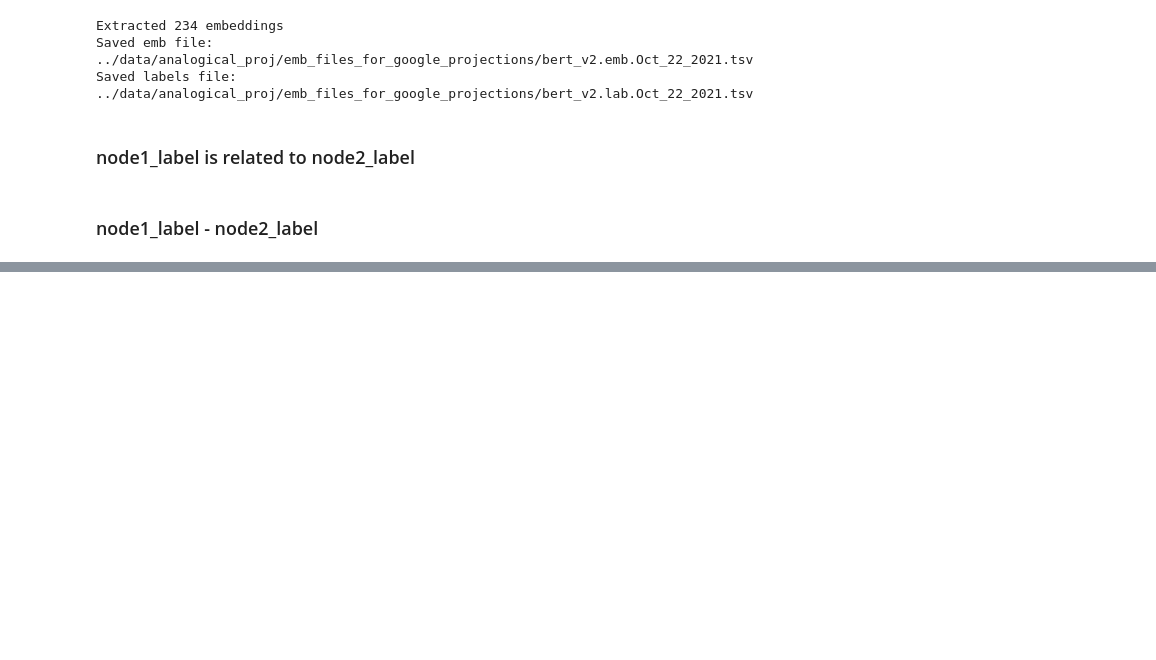
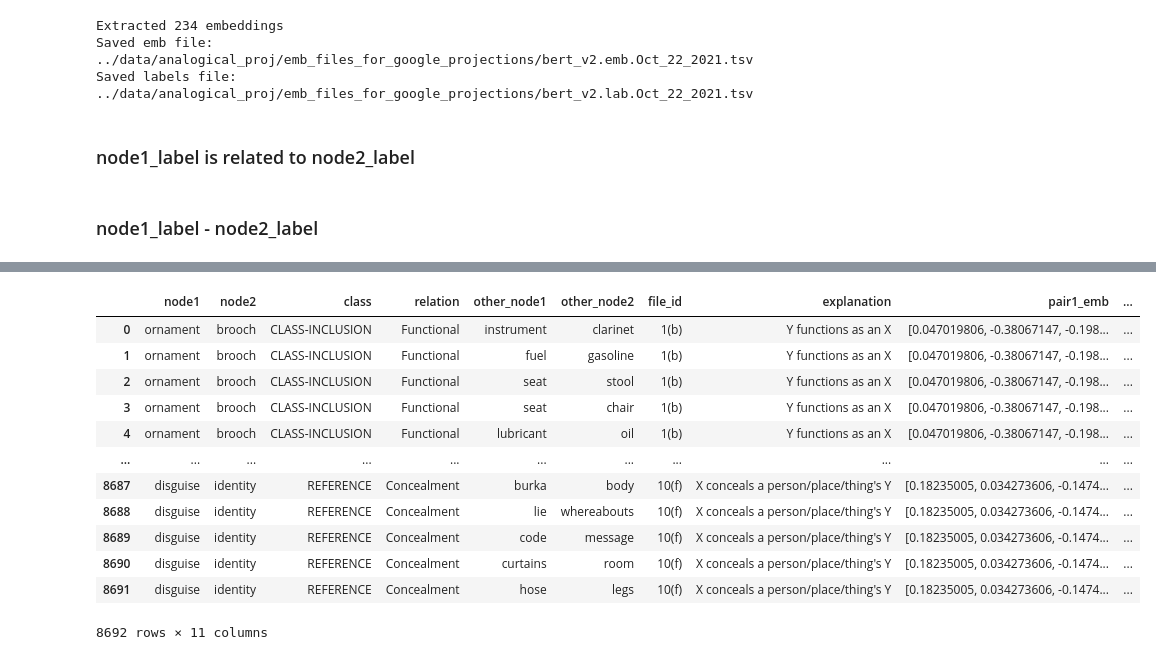
Before and after one commit to usc-isi-i2/wd-similarity, a Jupyter notebook: Analogical Proj Experiments.ipynb, the cells around one changed output, grey strips where cells are left out. Drawn from its saved outputs; the diff is of its cells as text; code cells hidden in the pictures; blank space fills up the shorter version.

```diff
--- a/Analogical Proj Experiments.ipynb
+++ b/Analogical Proj Experiments.ipynb
@@ -1641,0 +1693,13 @@ get_overall_acc(trainingDF_cosSimed_w2vec, 0.1),  get_overall_acc(trainingDF_cos
+# %%
+sem_eval_df = pd.DataFrame(dataset, columns=['node1', 'node2', 'class', 'relation', 'other_node1', 'other_node2', 'file_id', 'explanation'])
+sem_eval_df.to_csv('../TEMP/analogical_proj/check_file.csv', index=None)
+# %%
+def getSentEmbeddings(valSeries, modelName):
+    model = SentenceTransformer(modelName)
+    start = time()
+    encodings = model.encode(valSeries, show_progress_bar=True, batch_size=500)
+    return encodings
+modelName = 'sentence-transformers/all-distilroberta-v1'
+# %%
+sem_eval_df['pair1_emb'] = pd.Series(list(getSentEmbeddings(sem_eval_df.apply(lambda p:p.node1 + ' ' + p.node2, axis=1), modelName)))
+sem_eval_df['pair2_emb'] = pd.Series(list(getSentEmbeddings(sem_eval_df.apply(lambda p:p.other_node1 + ' ' + p.other_node2, axis=1), modelName)))
@@ -1641,0 +1713,18 @@ get_overall_acc(trainingDF_cosSimed_w2vec, 0.1),  get_overall_acc(trainingDF_cos
+# %%
+sem_eval_df['cosSim'] = sem_eval_df.apply(lambda p: cosine_similarity(p.pair1_emb.reshape(1, -1), p.pair2_emb.reshape(1, -1))[0][0], axis=1)
+# %%
+sem_eval_df
+# %% [output]
+|  | node1 | node2 | class | relation | other_node1 | other_node2 | file_id | explanation | pair1_emb | ... |
+| 0 | ornament | brooch | CLASS-INCLUSION | Functional | instrument | clarinet | 1(b) | Y functions as an X | [0.047019806, -0.38067147, -0.198... | ... |
+| 1 | ornament | brooch | CLASS-INCLUSION | Functional | fuel | gasoline | 1(b) | Y functions as an X | [0.047019806, -0.38067147, -0.198... | ... |
+| 2 | ornament | brooch | CLASS-INCLUSION | Functional | seat | stool | 1(b) | Y functions as an X | [0.047019806, -0.38067147, -0.198... | ... |
+| 3 | ornament | brooch | CLASS-INCLUSION | Functional | seat | chair | 1(b) | Y functions as an X | [0.047019806, -0.38067147, -0.198... | ... |
+| 4 | ornament | brooch | CLASS-INCLUSION | Functional | lubricant | oil | 1(b) | Y functions as an X | [0.047019806, -0.38067147, -0.198... | ... |
+| ... | ... | ... | ... | ... | ... | ... | ... | ... | ... | ... |
+| 8687 | disguise | identity | REFERENCE | Concealment | burka | body | 10(f) | X conceals a person/place/thing's Y | [0.18235005, 0.034273606, -0.1474... | ... |
+| 8688 | disguise | identity | REFERENCE | Concealment | lie | whereabouts | 10(f) | X conceals a person/place/thing's Y | [0.18235005, 0.034273606, -0.1474... | ... |
+| 8689 | disguise | identity | REFERENCE | Concealment | code | message | 10(f) | X conceals a person/place/thing's Y | [0.18235005, 0.034273606, -0.1474... | ... |
+| 8690 | disguise | identity | REFERENCE | Concealment | curtains | room | 10(f) | X conceals a person/place/thing's Y | [0.18235005, 0.034273606, -0.1474... | ... |
+| 8691 | disguise | identity | REFERENCE | Concealment | hose | legs | 10(f) | X conceals a person/place/thing's Y | [0.18235005, 0.034273606, -0.1474... | ... |
+8692 rows × 11 columns
```
Also changed, not shown: parts of 7 cells of this notebook, 2 other files.
